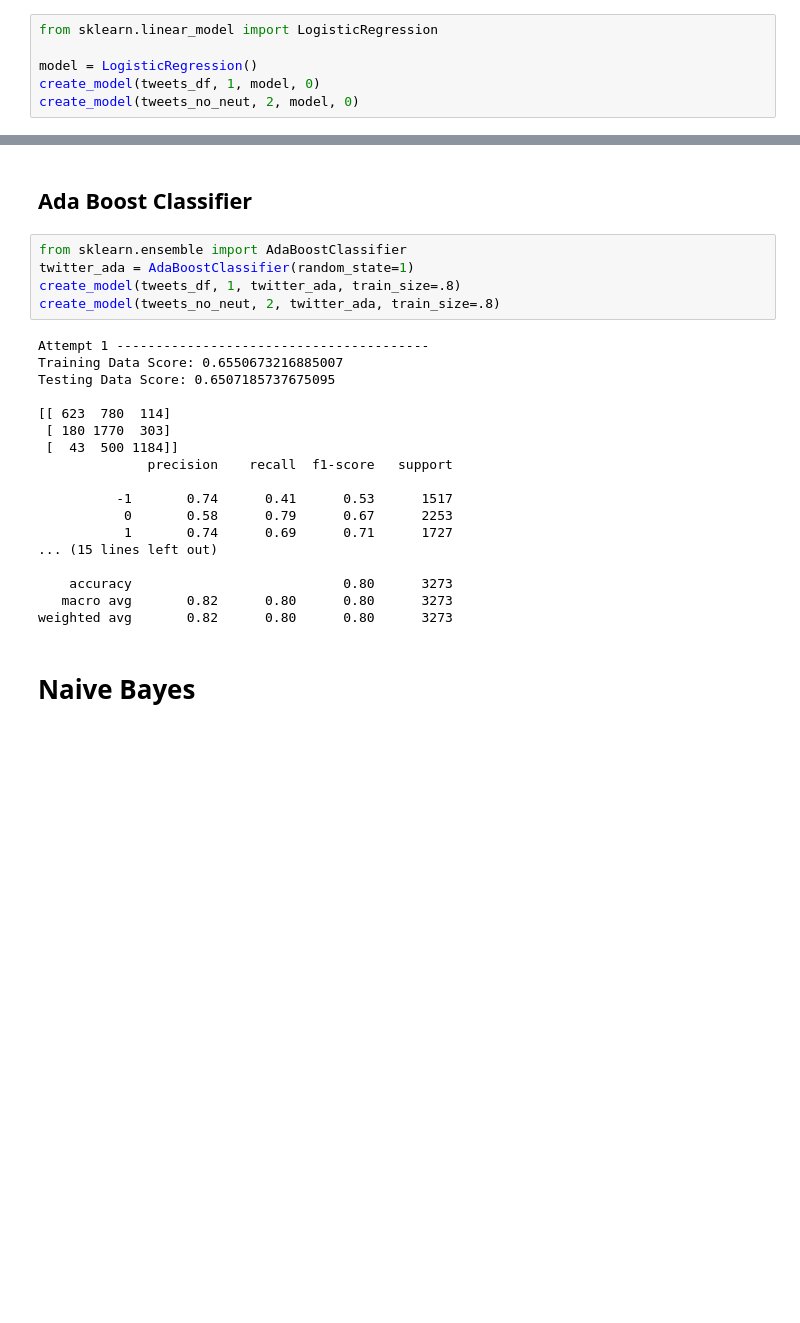
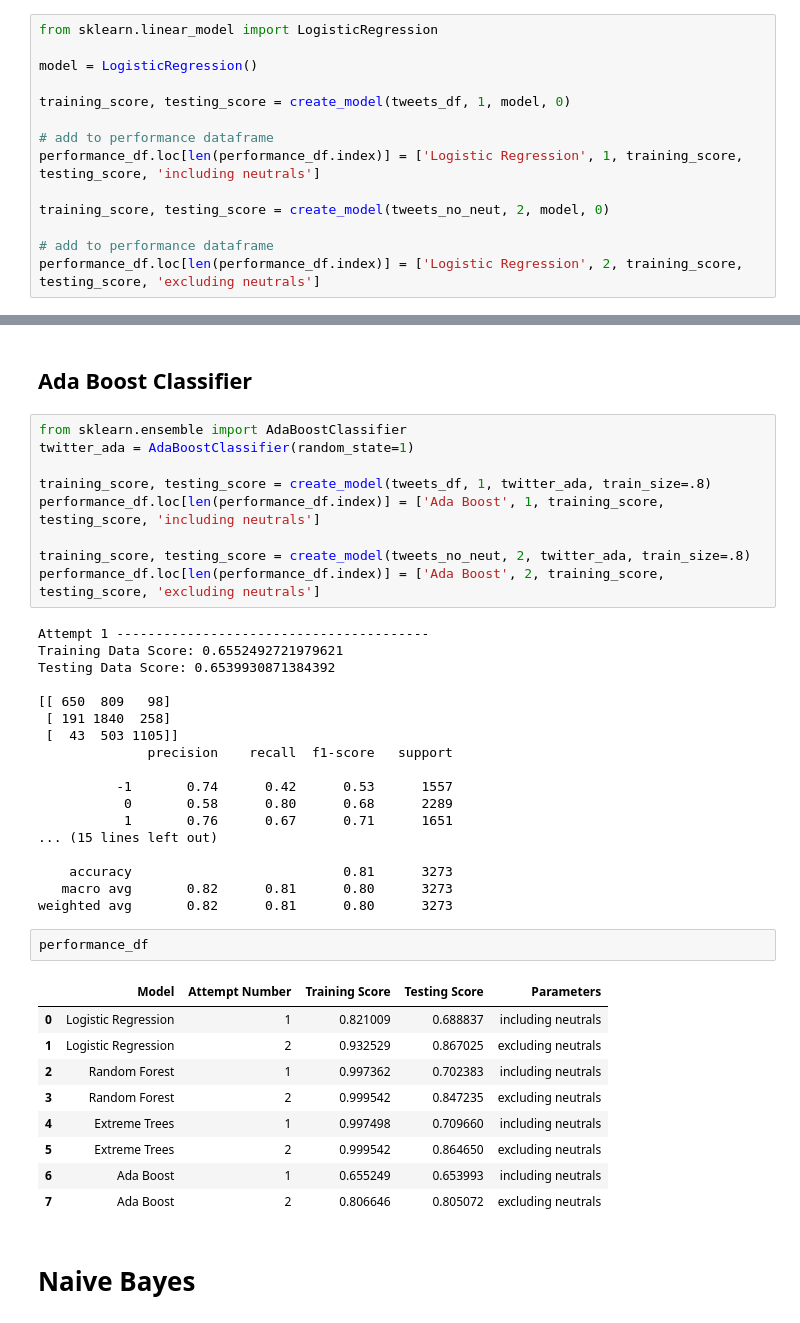
Before and after one commit to mcmanuscw/Project_4-Group_1, a Jupyter notebook: Sentimental_Analysis.ipynb, the cells around one changed output, grey strips where cells are left out. Cells and saved outputs as stored; diff of their text form; blank space fills up the shorter version.

```diff
--- a/Sentimental_Analysis.ipynb
+++ b/Sentimental_Analysis.ipynb
@@ -186,8 +203,16 @@ def evaluate(model, X_train_tfidf, y_train, X_test_tfidf, y_test, attempt_num):
 from sklearn.linear_model import LogisticRegression
 
 model = LogisticRegression()
-create_model(tweets_df, 1, model, 0)
-create_model(tweets_no_neut, 2, model, 0)
+
+training_score, testing_score = create_model(tweets_df, 1, model, 0)
+
+# add to performance dataframe
+performance_df.loc[len(performance_df.index)] = ['Logistic Regression', 1, training_score, testing_score, 'including neutrals']
+
+training_score, testing_score = create_model(tweets_no_neut, 2, model, 0)
+
+# add to performance dataframe
+performance_df.loc[len(performance_df.index)] = ['Logistic Regression', 2, training_score, testing_score, 'excluding neutrals']
 # %% [output]
 STOP: TOTAL NO. of ITERATIONS REACHED LIMIT.
 
@@ -270,26 +309,42 @@ weighted avg       0.87      0.86      0.86      3273
 # %%
 from sklearn.ensemble import AdaBoostClassifier
 twitter_ada = AdaBoostClassifier(random_state=1)
-create_model(tweets_df, 1, twitter_ada, train_size=.8)
-create_model(tweets_no_neut, 2, twitter_ada, train_size=.8)
+
+training_score, testing_score = create_model(tweets_df, 1, twitter_ada, train_size=.8)
+performance_df.loc[len(performance_df.index)] = ['Ada Boost', 1, training_score, testing_score, 'including neutrals']
+
+training_score, testing_score = create_model(tweets_no_neut, 2, twitter_ada, train_size=.8)
+performance_df.loc[len(performance_df.index)] = ['Ada Boost', 2, training_score, testing_score, 'excluding neutrals']
 # %% [output]
 Attempt 1 ----------------------------------------
-Training Data Score: 0.6550673216885007
-Testing Data Score: 0.6507185737675095
+Training Data Score: 0.6552492721979621
+Testing Data Score: 0.6539930871384392
 
-[[ 623  780  114]
- [ 180 1770  303]
- [  43  500 1184]]
+[[ 650  809   98]
+ [ 191 1840  258]
+ [  43  503 1105]]
               precision    recall  f1-score   support
 
-          -1       0.74      0.41      0.53      1517
-           0       0.58      0.79      0.67      2253
-           1       0.74      0.69      0.71      1727
+          -1       0.74      0.42      0.53      1557
+           0       0.58      0.80      0.68      2289
+           1       0.76      0.67      0.71      1651
 ... (15 lines left out)
 
-    accuracy                           0.80      3273
-   macro avg       0.82      0.80      0.80      3273
-weighted avg       0.82      0.80      0.80      3273
+    accuracy                           0.81      3273
+   macro avg       0.82      0.81      0.80      3273
+weighted avg       0.82      0.81      0.80      3273
+# %%
+performance_df
+# %% [output]
+|  | Model | Attempt Number | Training Score | Testing Score | Parameters |
+| 0 | Logistic Regression | 1 | 0.821009 | 0.688837 | including neutrals |
+| 1 | Logistic Regression | 2 | 0.932529 | 0.867025 | excluding neutrals |
+| 2 | Random Forest | 1 | 0.997362 | 0.702383 | including neutrals |
+| 3 | Random Forest | 2 | 0.999542 | 0.847235 | excluding neutrals |
+| 4 | Extreme Trees | 1 | 0.997498 | 0.709660 | including neutrals |
+| 5 | Extreme Trees | 2 | 0.999542 | 0.864650 | excluding neutrals |
+| 6 | Ada Boost | 1 | 0.655249 | 0.653993 | including neutrals |
+| 7 | Ada Boost | 2 | 0.806646 | 0.805072 | excluding neutrals |
 # %% [markdown]
 # Naive Bayes
 # %%
```
Also changed, not shown: parts of 12 cells of this notebook.
